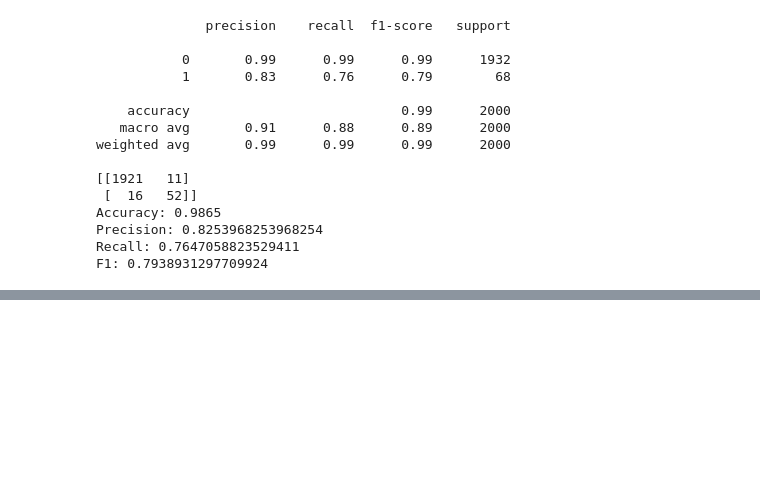
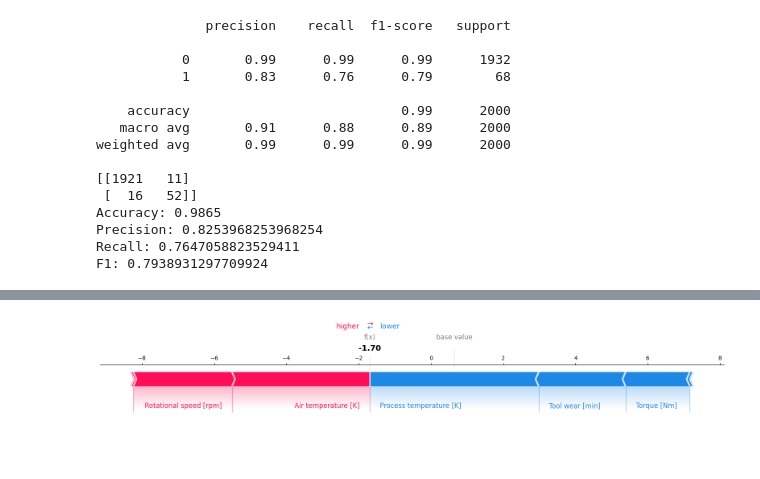
Before and after one commit to yashbhatt0508/Predictive-Maintainance, a Jupyter notebook: predictive_maintainance.ipynb, the cells around one changed output, grey strips where cells are left out. Saved outputs shown, nothing was run; the diff lists cells and outputs as text; code cells hidden in the pictures; blank space fills up the shorter version.

```diff
--- a/predictive_maintainance.ipynb
+++ b/predictive_maintainance.ipynb
@@ -1205,0 +1512,13 @@ F1: 0.7938931297709924
+# %%
+fn_transformed = best_xgb.named_steps["preprocessor"].transform(fn_sample)
+# %%
+fn_shap = explainer.shap_values(fn_transformed)
+# %%
+shap.force_plot(
+    explainer.expected_value,
+    fn_shap[0],
+    feature_names=feature_names,
+    matplotlib=True
+)
+# %% [output]
+[figure, added]
```
Also changed, not shown: parts of 28 cells of this notebook.
